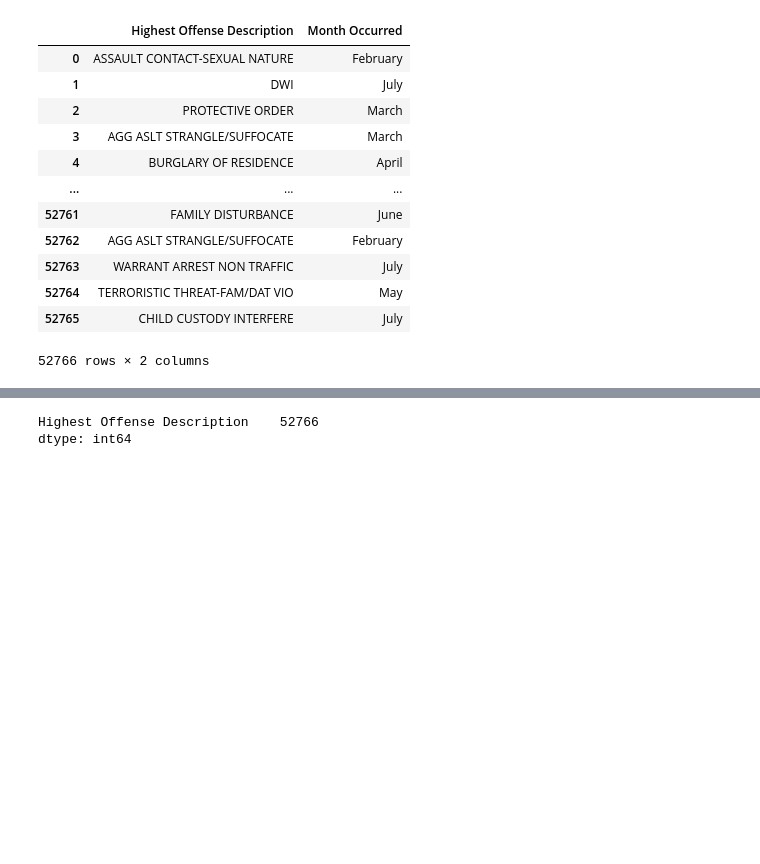
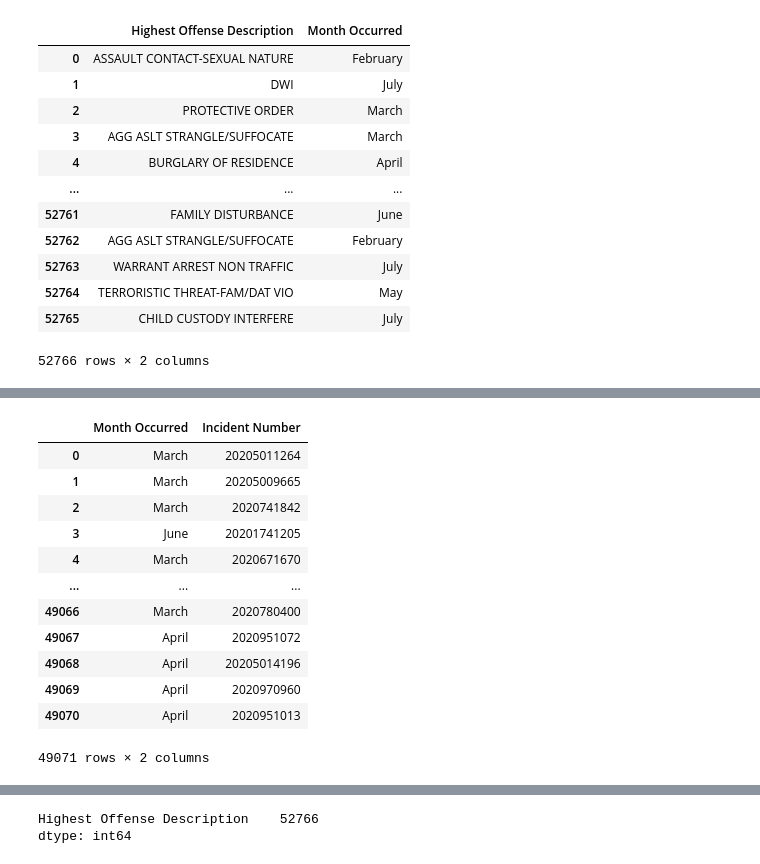
Before and after one commit to ibeth92/Crime_in_the_Time_of_COVID, a Jupyter notebook: ibet.covid.project.ipynb, the cells around one changed output, grey strips where cells are left out. Saved outputs shown, nothing was run; the diff lists cells and outputs as text; code cells hidden in the pictures; blank space fills up the shorter version.

```diff
--- a/ibet.covid.project.ipynb
+++ b/ibet.covid.project.ipynb
@@ -449,3 +494,19 @@ crime_data_selection_months_2019
+# %%
+final_data_selection_months_2020
+# %% [output]
+|  | Month Occurred | Incident Number |
+| 0 | March | 20205011264 |
+| 1 | March | 20205009665 |
+| 2 | March | 2020741842 |
+| 3 | June | 20201741205 |
+| 4 | March | 2020671670 |
+| ... | ... | ... |
+| 49066 | March | 2020780400 |
+| 49067 | April | 2020951072 |
+| 49068 | April | 20205014196 |
+| 49069 | April | 2020970960 |
+| 49070 | April | 2020951013 |
+49071 rows × 2 columns
 # %%
 # Total Number of Incidents
 # Get months column and groupby for line graph
```
Also changed, not shown: parts of 10 cells of this notebook.
